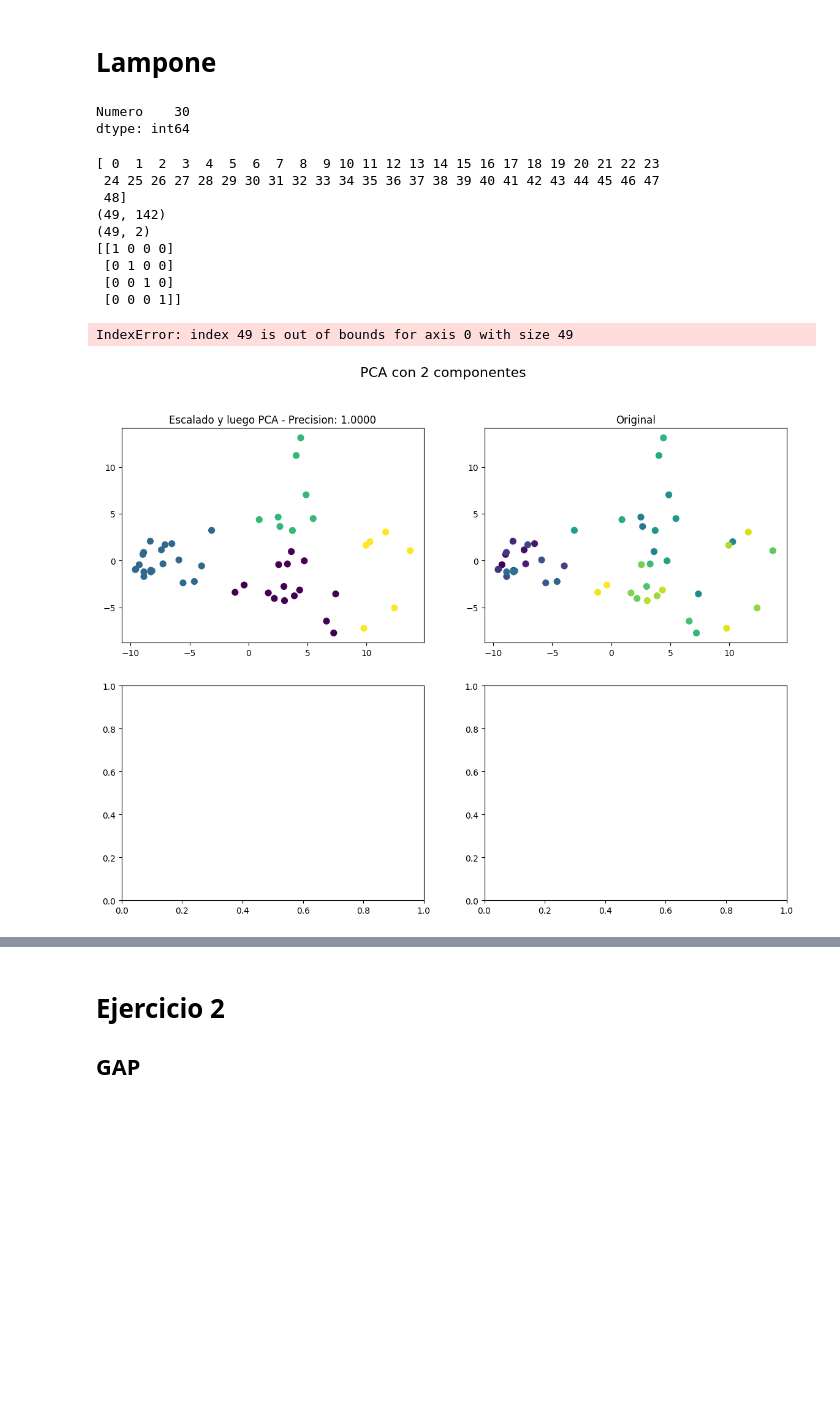
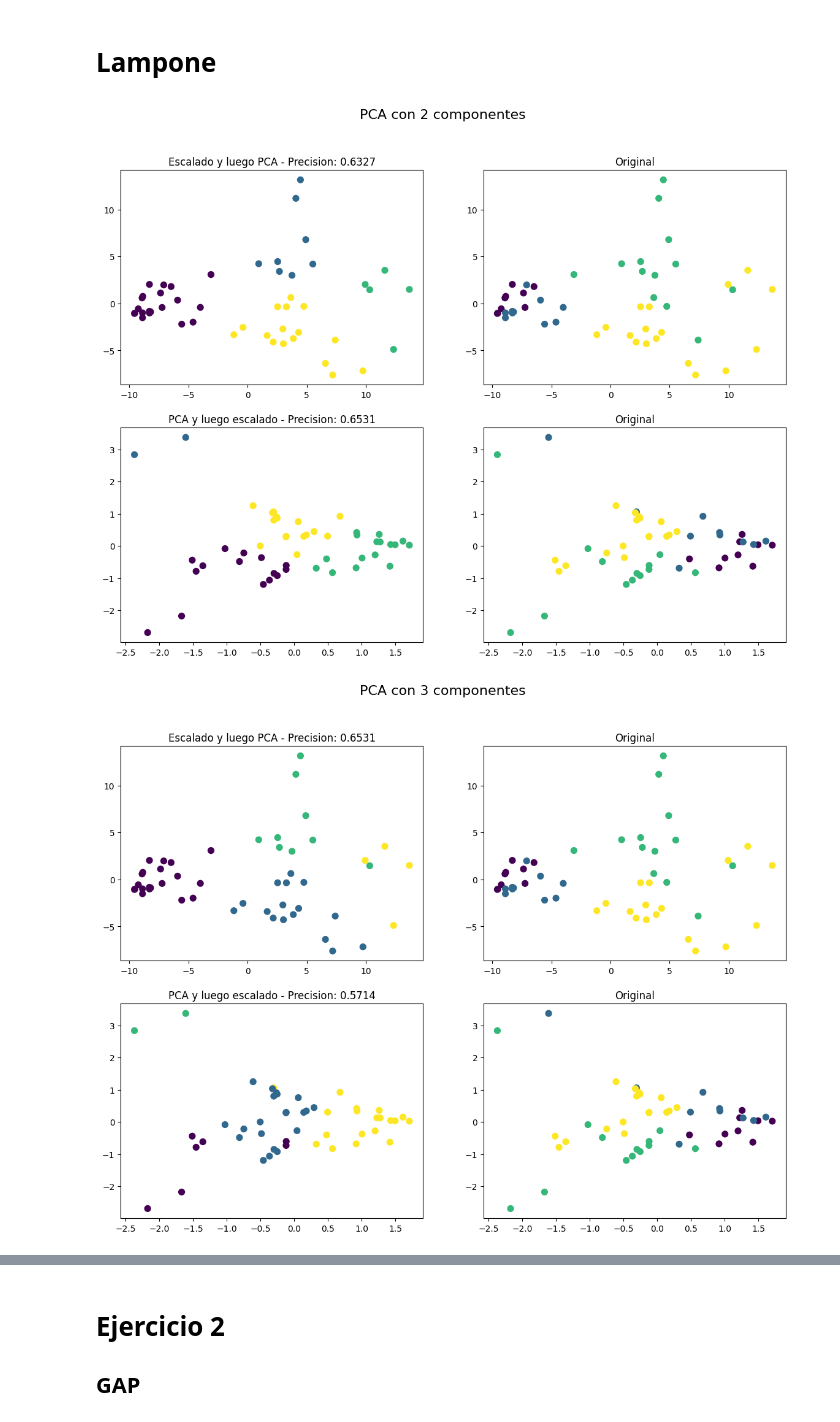
Before and after one commit to SantiagoRotman/TMD, a Jupyter notebook: TP3/TMD_TP3_Clustering.ipynb, the cells around one changed output, grey strips where cells are left out. Saved outputs shown, nothing was run; the diff lists cells and outputs as text; code cells hidden in the pictures; blank space fills up the shorter version.

```diff
--- a/TP3/TMD_TP3_Clustering.ipynb
+++ b/TP3/TMD_TP3_Clustering.ipynb
@@ -95,7 +95,7 @@ def comparar_tabla(clusters1, clusters2):
 # pero se puede optimizar el match entre los dos clusterings, para hacer
 # mejor la tabla, usando:
 
-def comparar_tabla_optim(clusters1, clusters2):
+def comparar_tabla_optim(clusters1, clusters2, print_matrix=False):
 
     # Suponemos a los clusters numerados desde 0
     nclusters1 = np.max(clusters1) + 1
@@ -111,7 +111,8 @@ def comparar_tabla_optim(clusters1, clusters2):
     _, col_ind = linear_sum_assignment(-conf_matrix)
     optimized_conf_matrix = conf_matrix[:, col_ind]
 
-    print(optimized_conf_matrix)
+    if print_matrix:
+        print(optimized_conf_matrix)
     return optimized_conf_matrix
 
 def precision_conf_matrix(conf_matrix):
@@ -309,63 +278,42 @@ for components in components_list:
 [figure]
 # %% [markdown]
 # Lampone
-# %%
-print(lampone[lampone.columns[[143]]].nunique())
-# %% [output]
-Numero    30
-dtype: int64
 # %%
-X = lampone.drop(columns=lampone.columns[[0,143]])
-y = lampone[lampone.columns[[0,143]]]
-original = pd.factorize(pd.Series(zip(lampone.iloc[:, 0], lampone.iloc[:, 143])))[0]
+X = lampone.drop(columns=lampone.columns[[0,142,143]])
+y = lampone[lampone.columns[[0,142]]]
+original = pd.factorize(pd.Series(zip(lampone.iloc[:, 0], lampone.iloc[:, 142])))[0]
 
-#original = pd.factorize(pd.Series(zip(lampone[lampone.columns[[0]]].values, lampone[lampone.columns[[143]]].values)))[0]
-print(original)
-print(X.shape)
-print(y.shape)
 #X_log = np.log(X)
 X_scaled = scale(X, axis=0)
 
-# PCA with 2 components
-pca = PCA(n_components=2)
-X_pca = pca.fit_transform(X_scaled)
 
 # Probar PCA con 2 y 3 componentes
-components_list = [2,3]
+components_list = [2,3,4]
 for components in components_list:
     pca = PCA(n_components=components)
-    X_pca = pca.fit_transform(X_log)
+    X_pca = pca.fit_transform(X)
     X_pca_scaled = scale(X_pca, axis=0)
 
     pca = PCA(n_components=components)
     X_scaled_pca = pca.fit_transform(X_scaled)
 
     fig, axes = plt.subplots(2, 2, figsize=(14, 10))
     fig.suptitle(f"PCA con {components} componentes", fontsize=16)
 
     # 4 clusters ya que hay dos especies y dos sexos
     clusters = KMeans(n_clusters=4, n_init=10, random_state=0).fit_predict(X_scaled_pca)
     precision = precision_conf_matrix(comparar_tabla_optim(clusters, original))
     axes[0][0].set_title("Escalado y luego PCA - " + f"Precision: {precision:.4f}")
     axes[0][0].scatter(X_scaled_pca[:,0], X_scaled_pca[:,1], c=clusters, cmap="viridis", s=50)
     axes[0][1].set_title("Original")
     axes[0][1].scatter(X_scaled_pca[:,0], X_scaled_pca[:,1], c=original, cmap="viridis", s=50)
 
     clusters = KMeans(n_clusters=4, n_init=10, random_state=0).fit_predict(X_pca_scaled)
     precision = precision_conf_matrix(comparar_tabla_optim(clusters, original))
     axes[1][0].set_title("PCA y luego escalado - " + f"Precision: {precision:.4f}")
     axes[1][0].scatter(X_pca_scaled[:,0], X_pca_scaled[:,1], c=clusters, cmap="viridis", s=50)
     axes[1][1].set_title("Original")
     axes[1][1].scatter(X_pca_scaled[:,0], X_pca_scaled[:,1], c=original, cmap="viridis", s=50)
 # %% [output]
-[ 0  1  2  3  4  5  6  7  8  9 10 11 12 13 14 15 16 17 18 19 20 21 22 23
- 24 25 26 27 28 29 30 31 32 33 34 35 36 37 38 39 40 41 42 43 44 45 46 47
- 48]
-(49, 142)
-(49, 2)
-[[1 0 0 0]
- [0 1 0 0]
- [0 0 1 0]
- [0 0 0 1]]
-IndexError: index 49 is out of bounds for axis 0 with size 49
-[figure, old version]
+[figure, new version]
+[figure, added]
```
Also changed, not shown: parts of 9 cells of this notebook.
